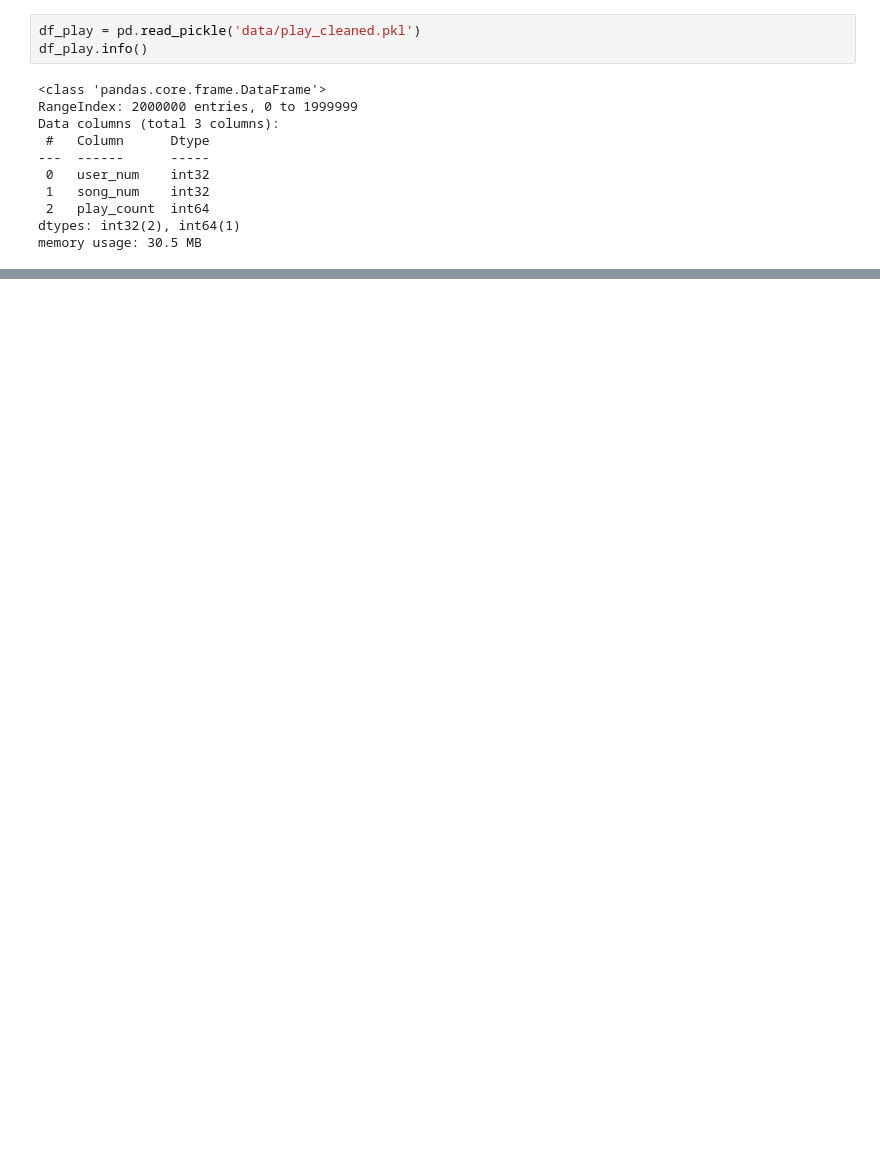
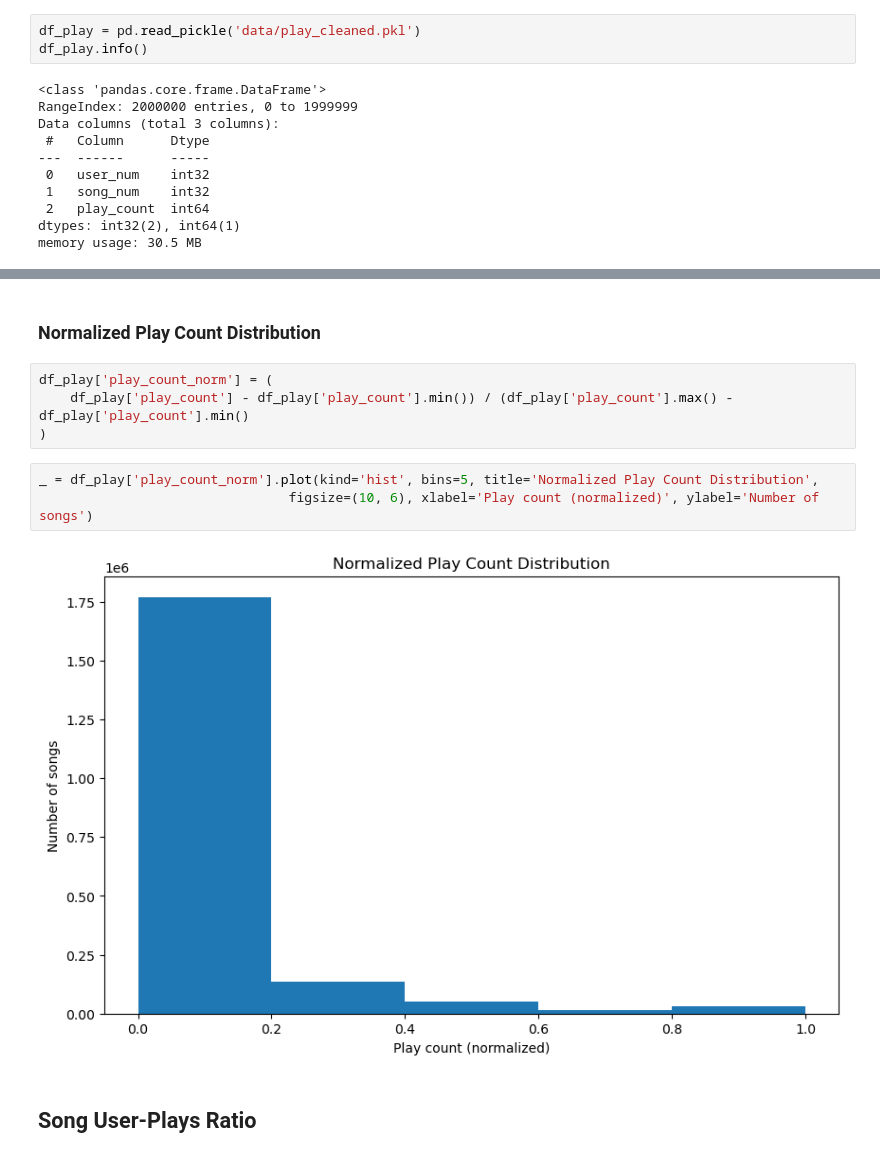
Before and after one commit to melliottgithub/mit-ads-rec-system, a Jupyter notebook: eda.ipynb, the cells around one changed output, grey strips where cells are left out. Cells and saved outputs as stored; diff of their text form; blank space fills up the shorter version.

```diff
--- a/eda.ipynb
+++ b/eda.ipynb
@@ -127,0 +127,13 @@ df_play_clean.loc[:, 'play_count'] = df_play_clean['play_count'].clip(upper=max(
+# %% [markdown]
+### Normalized Play Count Distribution
+# %%
+df_play['play_count_norm'] = (
+    df_play['play_count'] - df_play['play_count'].min()) / (df_play['play_count'].max() - df_play['play_count'].min()
+)
+# %%
+_ = df_play['play_count_norm'].plot(kind='hist', bins=5, title='Normalized Play Count Distribution',
+                                figsize=(10, 6), xlabel='Play count (normalized)', ylabel='Number of songs')
+# %% [output]
+[figure, added]
+# %% [markdown]
+## Song User-Plays Ratio
```
Also changed, not shown: parts of 48 cells of this notebook, 11 other files.
